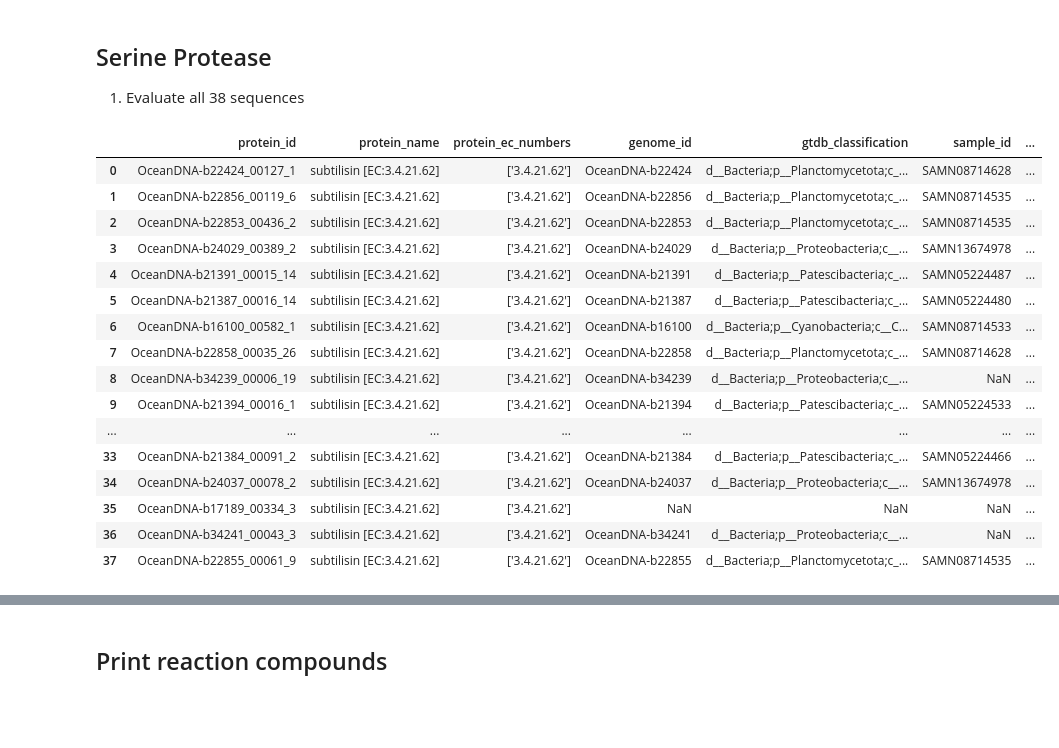
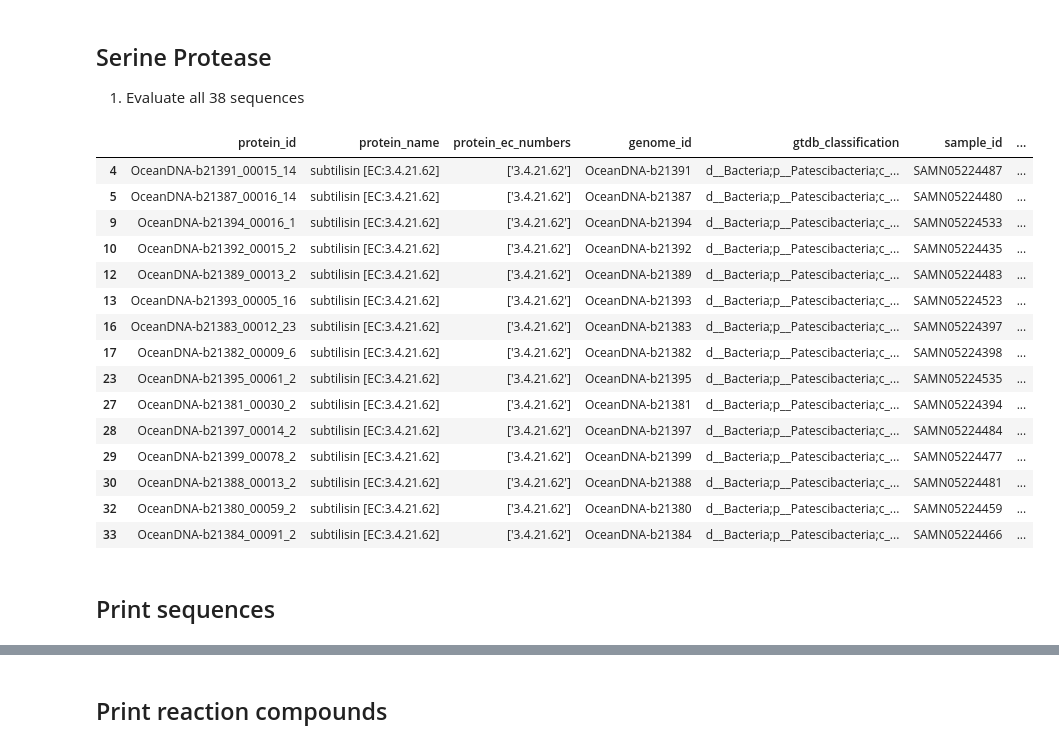
Before and after one commit to Robaina/KG_POC, a Jupyter notebook: KG_Proteus_seeds.ipynb, the cells around one changed output, grey strips where cells are left out. Drawn from its saved outputs; the diff is of its cells as text; code cells hidden in the pictures; blank space fills up the shorter version.

```diff
--- a/KG_Proteus_seeds.ipynb
+++ b/KG_Proteus_seeds.ipynb
@@ -145,7 +145,7 @@ Based on the analysis:
 # %%
 from src.databases import extract_reaction_data
 
-reactions_path = "../data/modelSEED/reactions.json"
-compounds_path = "../data/modelSEED/compounds.json"
+reactions_path = "data/modelSEED/reactions.json"
+compounds_path = "data/modelSEED/compounds.json"
 
 reactions, compounds = extract_reaction_data(reactions_path, compounds_path)
@@ -189,28 +171,30 @@ __RESULT__: not a single representative at the phylum level for Lipase.
 # %%
 import pandas as pd
 from src.databases import get_enzymes_with_complete_smiles
 
 ec = "3.4.21.62"
 df = pd.read_csv(f"outputs/enzyme_query/{ec}.tsv", sep="\t")
 
 # Process the dataframe
 filtered_df = get_enzymes_with_complete_smiles(df, reactions, compounds)
+filtered_df = filtered_df[filtered_df["sample_temperature"].notna()]
 filtered_df
 # %% [output]
 |  | protein_id | protein_name | protein_ec_numbers | genome_id | gtdb_classification | sample_id | ... |
-| 0 | OceanDNA-b22424_00127_1 | subtilisin [EC:3.4.21.62] | ['3.4.21.62'] | OceanDNA-b22424 | d__Bacteria;p__Planctomycetota;c_... | SAMN08714628 | ... |
-| 1 | OceanDNA-b22856_00119_6 | subtilisin [EC:3.4.21.62] | ['3.4.21.62'] | OceanDNA-b22856 | d__Bacteria;p__Planctomycetota;c_... | SAMN08714535 | ... |
-| 2 | OceanDNA-b22853_00436_2 | subtilisin [EC:3.4.21.62] | ['3.4.21.62'] | OceanDNA-b22853 | d__Bacteria;p__Planctomycetota;c_... | SAMN08714535 | ... |
-| 3 | OceanDNA-b24029_00389_2 | subtilisin [EC:3.4.21.62] | ['3.4.21.62'] | OceanDNA-b24029 | d__Bacteria;p__Proteobacteria;c__... | SAMN13674978 | ... |
 | 4 | OceanDNA-b21391_00015_14 | subtilisin [EC:3.4.21.62] | ['3.4.21.62'] | OceanDNA-b21391 | d__Bacteria;p__Patescibacteria;c_... | SAMN05224487 | ... |
 | 5 | OceanDNA-b21387_00016_14 | subtilisin [EC:3.4.21.62] | ['3.4.21.62'] | OceanDNA-b21387 | d__Bacteria;p__Patescibacteria;c_... | SAMN05224480 | ... |
-| 6 | OceanDNA-b16100_00582_1 | subtilisin [EC:3.4.21.62] | ['3.4.21.62'] | OceanDNA-b16100 | d__Bacteria;p__Cyanobacteria;c__C... | SAMN08714533 | ... |
-| 7 | OceanDNA-b22858_00035_26 | subtilisin [EC:3.4.21.62] | ['3.4.21.62'] | OceanDNA-b22858 | d__Bacteria;p__Planctomycetota;c_... | SAMN08714628 | ... |
-| 8 | OceanDNA-b34239_00006_19 | subtilisin [EC:3.4.21.62] | ['3.4.21.62'] | OceanDNA-b34239 | d__Bacteria;p__Proteobacteria;c__... | NaN | ... |
 | 9 | OceanDNA-b21394_00016_1 | subtilisin [EC:3.4.21.62] | ['3.4.21.62'] | OceanDNA-b21394 | d__Bacteria;p__Patescibacteria;c_... | SAMN05224533 | ... |
-| ... | ... | ... | ... | ... | ... | ... | ... |
+| 10 | OceanDNA-b21392_00015_2 | subtilisin [EC:3.4.21.62] | ['3.4.21.62'] | OceanDNA-b21392 | d__Bacteria;p__Patescibacteria;c_... | SAMN05224435 | ... |
+| 12 | OceanDNA-b21389_00013_2 | subtilisin [EC:3.4.21.62] | ['3.4.21.62'] | OceanDNA-b21389 | d__Bacteria;p__Patescibacteria;c_... | SAMN05224483 | ... |
+| 13 | OceanDNA-b21393_00005_16 | subtilisin [EC:3.4.21.62] | ['3.4.21.62'] | OceanDNA-b21393 | d__Bacteria;p__Patescibacteria;c_... | SAMN05224523 | ... |
+| 16 | OceanDNA-b21383_00012_23 | subtilisin [EC:3.4.21.62] | ['3.4.21.62'] | OceanDNA-b21383 | d__Bacteria;p__Patescibacteria;c_... | SAMN05224397 | ... |
+| 17 | OceanDNA-b21382_00009_6 | subtilisin [EC:3.4.21.62] | ['3.4.21.62'] | OceanDNA-b21382 | d__Bacteria;p__Patescibacteria;c_... | SAMN05224398 | ... |
+| 23 | OceanDNA-b21395_00061_2 | subtilisin [EC:3.4.21.62] | ['3.4.21.62'] | OceanDNA-b21395 | d__Bacteria;p__Patescibacteria;c_... | SAMN05224535 | ... |
+| 27 | OceanDNA-b21381_00030_2 | subtilisin [EC:3.4.21.62] | ['3.4.21.62'] | OceanDNA-b21381 | d__Bacteria;p__Patescibacteria;c_... | SAMN05224394 | ... |
+| 28 | OceanDNA-b21397_00014_2 | subtilisin [EC:3.4.21.62] | ['3.4.21.62'] | OceanDNA-b21397 | d__Bacteria;p__Patescibacteria;c_... | SAMN05224484 | ... |
+| 29 | OceanDNA-b21399_00078_2 | subtilisin [EC:3.4.21.62] | ['3.4.21.62'] | OceanDNA-b21399 | d__Bacteria;p__Patescibacteria;c_... | SAMN05224477 | ... |
+| 30 | OceanDNA-b21388_00013_2 | subtilisin [EC:3.4.21.62] | ['3.4.21.62'] | OceanDNA-b21388 | d__Bacteria;p__Patescibacteria;c_... | SAMN05224481 | ... |
+| 32 | OceanDNA-b21380_00059_2 | subtilisin [EC:3.4.21.62] | ['3.4.21.62'] | OceanDNA-b21380 | d__Bacteria;p__Patescibacteria;c_... | SAMN05224459 | ... |
 | 33 | OceanDNA-b21384_00091_2 | subtilisin [EC:3.4.21.62] | ['3.4.21.62'] | OceanDNA-b21384 | d__Bacteria;p__Patescibacteria;c_... | SAMN05224466 | ... |
-| 34 | OceanDNA-b24037_00078_2 | subtilisin [EC:3.4.21.62] | ['3.4.21.62'] | OceanDNA-b24037 | d__Bacteria;p__Proteobacteria;c__... | SAMN13674978 | ... |
-| 35 | OceanDNA-b17189_00334_3 | subtilisin [EC:3.4.21.62] | ['3.4.21.62'] | NaN | NaN | NaN | ... |
-| 36 | OceanDNA-b34241_00043_3 | subtilisin [EC:3.4.21.62] | ['3.4.21.62'] | OceanDNA-b34241 | d__Bacteria;p__Proteobacteria;c__... | NaN | ... |
-| 37 | OceanDNA-b22855_00061_9 | subtilisin [EC:3.4.21.62] | ['3.4.21.62'] | OceanDNA-b22855 | d__Bacteria;p__Planctomycetota;c_... | SAMN08714535 | ... |
+# %% [markdown]
+## Print sequences
```
Also changed, not shown: parts of 6 cells of this notebook, 3 other files.
